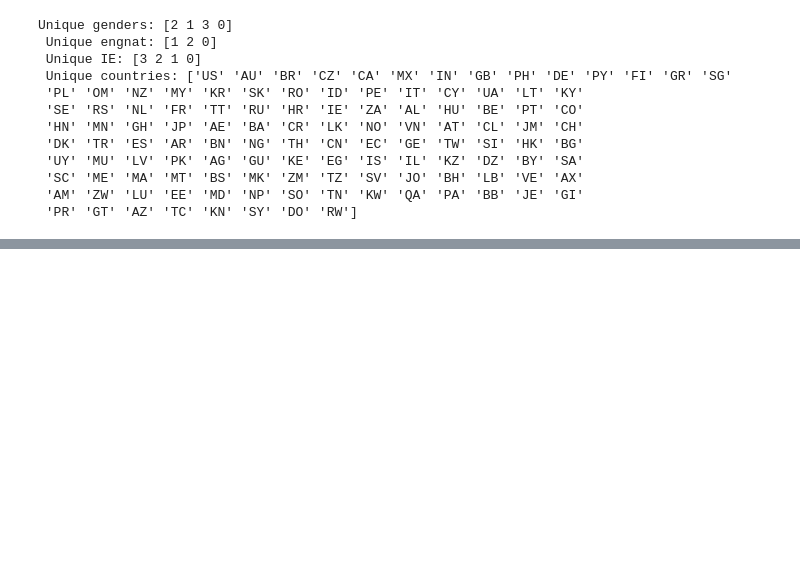
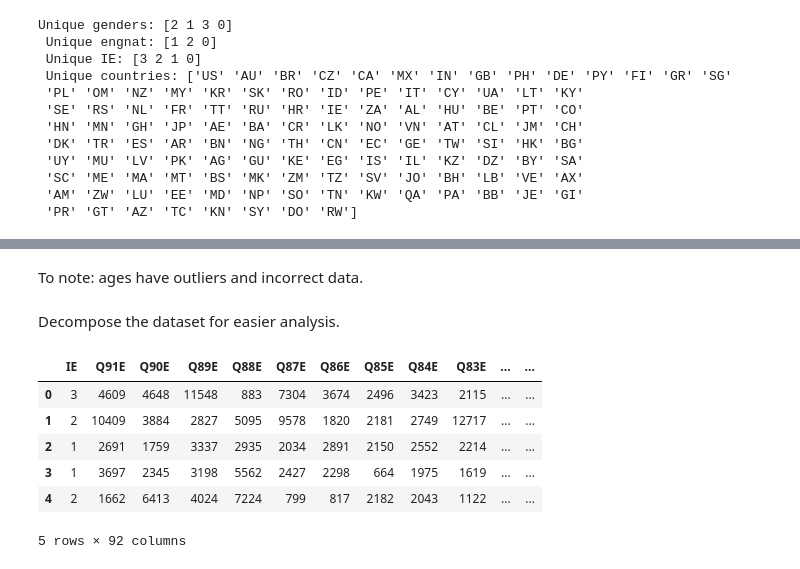
Before and after one commit to mohona-roy/introversion-extraversion-classification, a Jupyter notebook: Code.ipynb, the cells around one changed output, grey strips where cells are left out. Saved outputs shown, nothing was run; the diff lists cells and outputs as text; code cells hidden in the pictures; blank space fills up the shorter version.

Commit message:
Update Code.ipynb
Updates:
- Decomposing data

```diff
--- a/Code.ipynb
+++ b/Code.ipynb
@@ -18,7 +18,7 @@ from sklearn.metrics import confusion_matrix, ConfusionMatrixDisplay, accuracy_s
 **Dataset loading and opening**
 # %%
 # Dataset
-data = pd.read_csv('data.csv')
+data = pd.DataFrame(pd.read_csv('data.csv'))
 data.head()
 # %% [output]
 |  | Q1A | Q1I | Q1E | Q2A | Q2I | Q2E | Q3A | Q3I | Q3E | Q4A | ... | ... |
@@ -241,0 +253,4 @@ unique_ages = daa
+# %% [markdown]
+To note: ages have outliers and incorrect data.
+# %% [markdown]
+Decompose the dataset for easier analysis.
@@ -241,0 +266,28 @@ unique_ages = daa
+# %%
+e_data = pd.DataFrame({'E': []})
+i_data = pd.DataFrame({'I': []})
+a_data = pd.DataFrame({'A': []})
+for column_name in data.columns:
+    if column_name.endswith("E"):
+        extracted_column = data[column_name]
+        e_data.insert(loc = 1, column = column_name, value = extracted_column.values)
+    if column_name.endswith("I"):
+        extracted_column = data[column_name]
+        i_data.insert(loc = 1, column = column_name, value = extracted_column.values)
+    if column_name.endswith("A"):
+        extracted_column = data[column_name]
+        a_data.insert(loc = 1, column = column_name, value = extracted_column)
+# %%
+e_data = e_data.drop(['E'], axis = 1)
+i_data = i_data.drop(['I'], axis = 1)
+a_data = a_data.drop(['A'], axis = 1)
+# %%
+e_data.head()
+# %% [output]
+|  | IE | Q91E | Q90E | Q89E | Q88E | Q87E | Q86E | Q85E | Q84E | Q83E | ... | ... |
+| 0 | 3 | 4609 | 4648 | 11548 | 883 | 7304 | 3674 | 2496 | 3423 | 2115 | ... | ... |
+| 1 | 2 | 10409 | 3884 | 2827 | 5095 | 9578 | 1820 | 2181 | 2749 | 12717 | ... | ... |
+| 2 | 1 | 2691 | 1759 | 3337 | 2935 | 2034 | 2891 | 2150 | 2552 | 2214 | ... | ... |
+| 3 | 1 | 3697 | 2345 | 3198 | 5562 | 2427 | 2298 | 664 | 1975 | 1619 | ... | ... |
+| 4 | 2 | 1662 | 6413 | 4024 | 7224 | 799 | 817 | 2182 | 2043 | 1122 | ... | ... |
+5 rows × 92 columns
```
Also changed, not shown: parts of 10 cells of this notebook.
